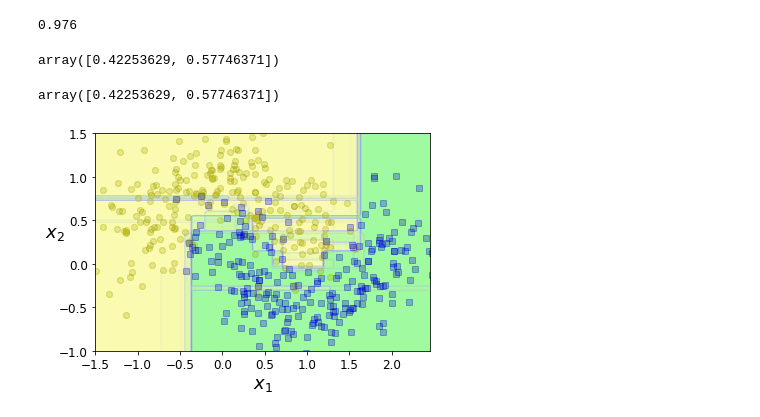
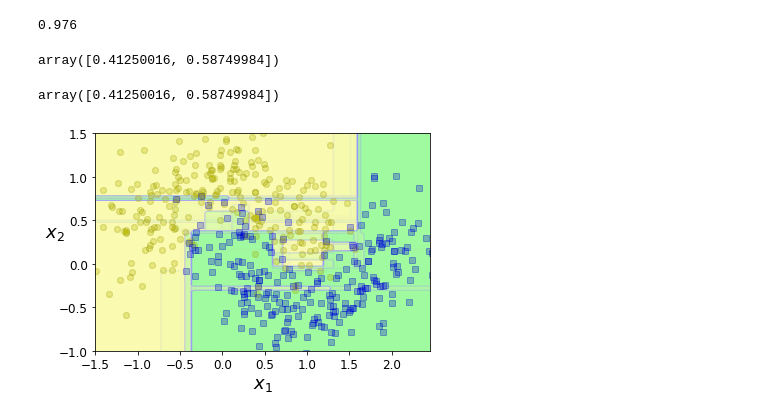
Before and after one commit to ssegui/ml_ub, a Jupyter notebook: notebooks/Session6.ipynb, the cells around one changed output. Cells and saved outputs as stored; diff of their text form; code cells hidden in the pictures.

```diff
--- a/notebooks/Session6.ipynb
+++ b/notebooks/Session6.ipynb
@@ -322,7 +320,7 @@ X_train, X_test, y_train, y_test = train_test_split(X, y, random_state=42)
 
 
 bag_clf = BaggingClassifier(
-    tree.DecisionTreeClassifier(random_state=42), n_estimators=500,
+    tree.DecisionTreeClassifier(random_state=42,max_depth=5), n_estimators=500,
     max_samples=100, bootstrap=True, random_state=42)
 bag_clf.fit(X_train, y_train)
 y_pred = bag_clf.predict(X_test)
@@ -349,7 +347,7 @@ def plot_decision_boundary(clf, X, y, axes=[-1.5, 2.45, -1, 1.5], alpha=0.5, con
     plt.xlabel(r"$x_1$", fontsize=18)
     plt.ylabel(r"$x_2$", fontsize=18, rotation=0)
 # %%
-tree_clf = DecisionTreeClassifier(random_state=42)
+tree_clf = tree.DecisionTreeClassifier(random_state=42,max_depth=5)
 tree_clf.fit(X_train, y_train)
 y_pred_tree = tree_clf.predict(X_test)
 print(accuracy_score(y_test, y_pred_tree))
@@ -372,7 +370,7 @@ plt.show()
 # %%
 from sklearn.ensemble import RandomForestClassifier
 
-rnd_clf = RandomForestClassifier(n_estimators=500, max_leaf_nodes=16, random_state=42)
+rnd_clf = RandomForestClassifier(n_estimators=500, min_samples_leaf=5, random_state=42)
 rnd_clf.fit(X_train, y_train)
 
 y_pred_rf = rnd_clf.predict(X_test)
@@ -383,20 +381,20 @@ np.sum(y_pred == y_pred_rf) / len(y_pred)  # almost identical predictions
 # %%
 rnd_clf.feature_importances_
 # %% [output]
-array([0.42253629, 0.57746371])
+array([0.41250016, 0.58749984])
 # %%
 rnd_clf.feature_importances_
 # %% [output]
-array([0.42253629, 0.57746371])
+array([0.41250016, 0.58749984])
 # %%
 plt.figure(figsize=(6, 4))
 
 for i in range(15):
-    tree_clf = DecisionTreeClassifier(max_leaf_nodes=16, random_state=42 + i)
+    tree_clf = tree.DecisionTreeClassifier(max_leaf_nodes=16, random_state=42 + i)
     indices_with_replacement = np.random.randint(0, len(X_train), len(X_train))
     tree_clf.fit(X[indices_with_replacement], y[indices_with_replacement])
     plot_decision_boundary(tree_clf, X, y, axes=[-1.5, 2.45, -1, 1.5], alpha=0.02, contour=False)
 
 plt.show()
 # %% [output]
-[figure, old version]
+[figure, new version]
```
Also changed, not shown: parts of 6 cells of this notebook.
